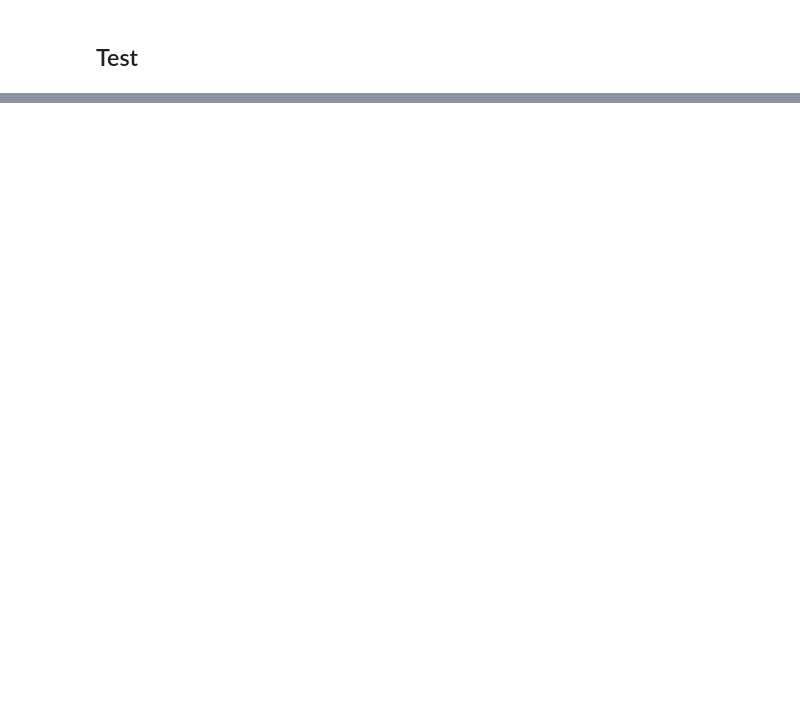
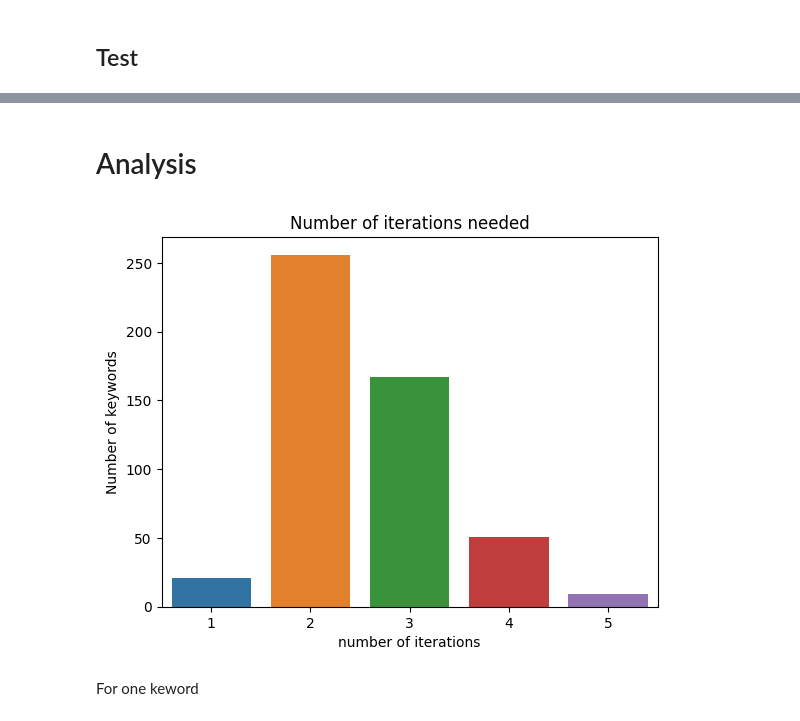
Before and after one commit to hadaszm/NLP, a Jupyter notebook: disambiguation/disambiguation.ipynb, the cells around one changed output, grey strips where cells are left out. Cells and saved outputs as stored; diff of their text form; code cells hidden in the pictures; blank space fills up the shorter version.

```diff
--- a/disambiguation/disambiguation.ipynb
+++ b/disambiguation/disambiguation.ipynb
@@ -75,2 +101,2 @@ embedings_fine_tuned.head(3)
 # %%
-possible_tags = train['ncbo_annotations_pairs'].apply(lambda r: create_tags_list_dict(r))
+possible_tags = grouped['ncbo_annotations_pairs'].apply(lambda r: create_tags_list_dict(r))
@@ -92,2 +103,8 @@ Name: ncbo_annotations_pairs, Length: 3513, dtype: object
+# %%
+all_concepts = []
+for p in possible_tags:
+    for k in p.values():
+        all_concepts.extend(list(k.keys()))
+all_concepts = list(set(all_concepts))
 # %%
 res = []
@@ -129,0 +203,2 @@ test.to_csv(os.path.join(folder,'bertopic_ncbo_fulldata_lemmatize_nostopwords_da
+# %% [markdown]
+# Analysis
@@ -129,0 +208,15 @@ test.to_csv(os.path.join(folder,'bertopic_ncbo_fulldata_lemmatize_nostopwords_da
+# %%
+data = pd.read_csv(os.path.join(folder,'number_of_iterations_for_each_keyword_train_pretrained.csv'), index_col = 0)
+data = data.fillna(0)
+# %%
+count = dict(zip([1,2,3,4,5],[0]*5))
+for k in count.keys():
+    count[k] = sum(np.count_nonzero(np.array(data) == k, axis=1))
+# %%
+g = sns.barplot(x = list(count.keys()), y = list(count.values()))
+g.set(title = "Number of iterations needed", xlabel= "number of iterations", ylabel = "Number of keywords")
+plt.show()
+# %% [output]
+[figure, added]
+# %% [markdown]
+For one keword
```
Also changed, not shown: parts of 32 cells of this notebook.
